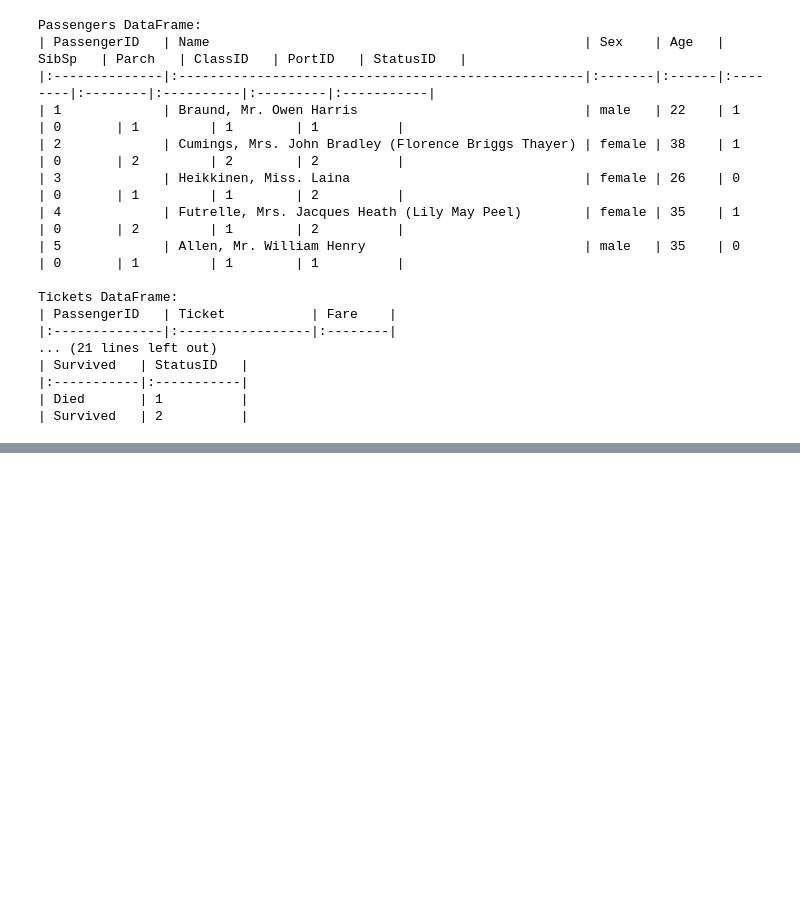
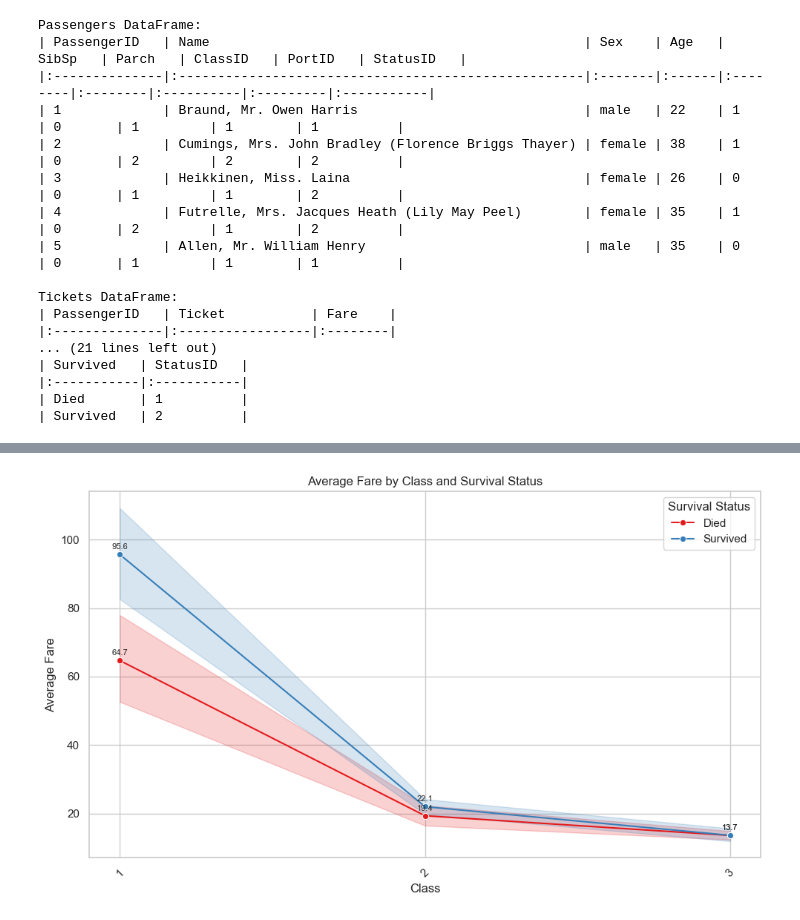
Before and after one commit to jmil86/Project3_Group4, a Jupyter notebook: titanic.ipynb, the cells around one changed output, grey strips where cells are left out. Saved outputs shown, nothing was run; the diff lists cells and outputs as text; code cells hidden in the pictures; blank space fills up the shorter version.

```diff
--- a/titanic.ipynb
+++ b/titanic.ipynb
@@ -378,0 +430,22 @@ plt.show()
+# %%
+# Create a line plot to show the average fare by class and survival status
+plt.figure(figsize=(10, 6))
+# Order the Pclass categories
+complete_df['Pclass'] = pd.Categorical(complete_df['Pclass'], categories=['1', '2', '3'], ordered=True)
+
+ax = sns.lineplot(data=complete_df, x='Pclass', y='Fare', hue='Survived', marker='o', palette='Set1')
+
+# Display the number at the markers with smaller font size
+for line in ax.lines:
+    for x, y in zip(line.get_xdata(), line.get_ydata()):
+        ax.annotate(f'{y:.1f}', (x, y), textcoords="offset points", xytext=(0, 5), ha='center', fontsize=8)
+
+plt.title('Average Fare by Class and Survival Status')
+plt.xlabel('Class')
+plt.ylabel('Average Fare')
+plt.legend(title='Survival Status')
+plt.xticks(rotation=45)
+plt.tight_layout()
+plt.show()
+# %% [output]
+[figure, added]
```
Also changed, not shown: parts of 16 cells of this notebook, 1 other file.
